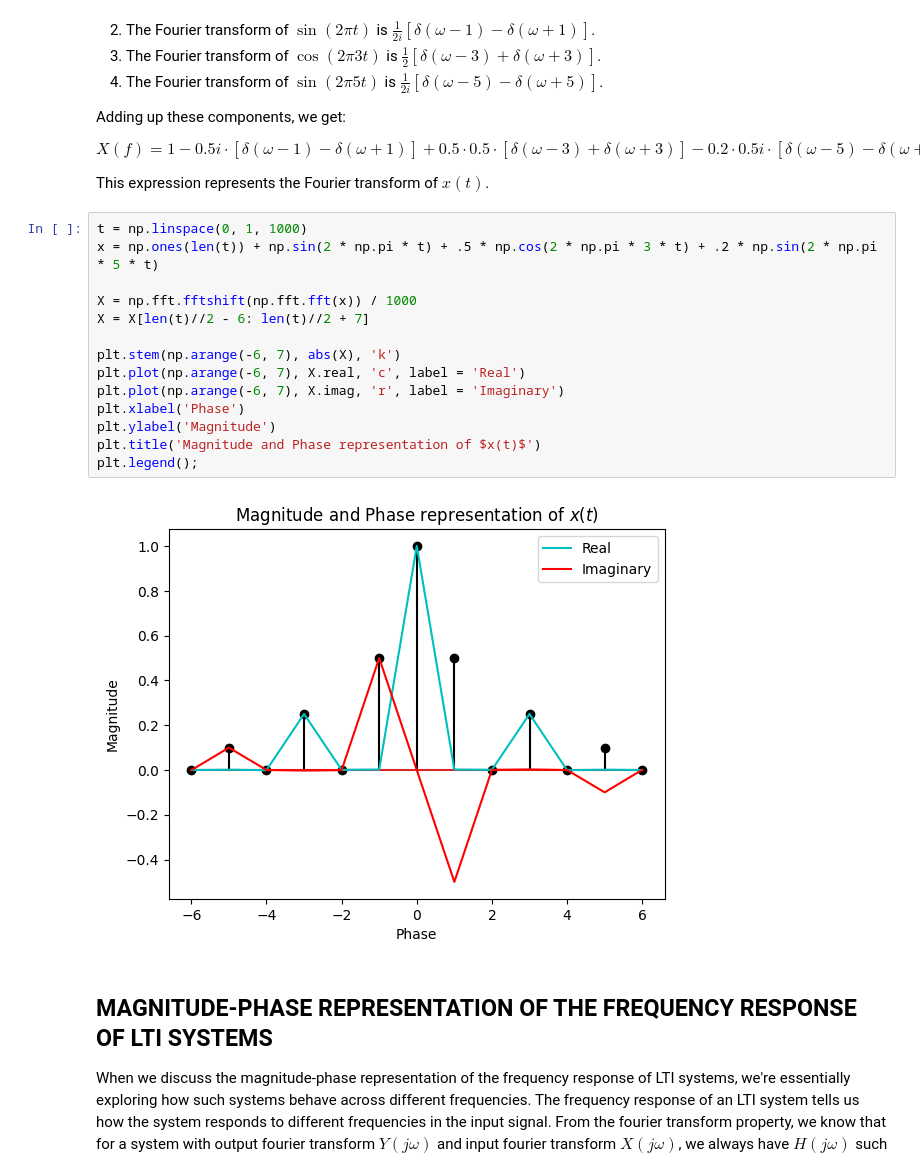
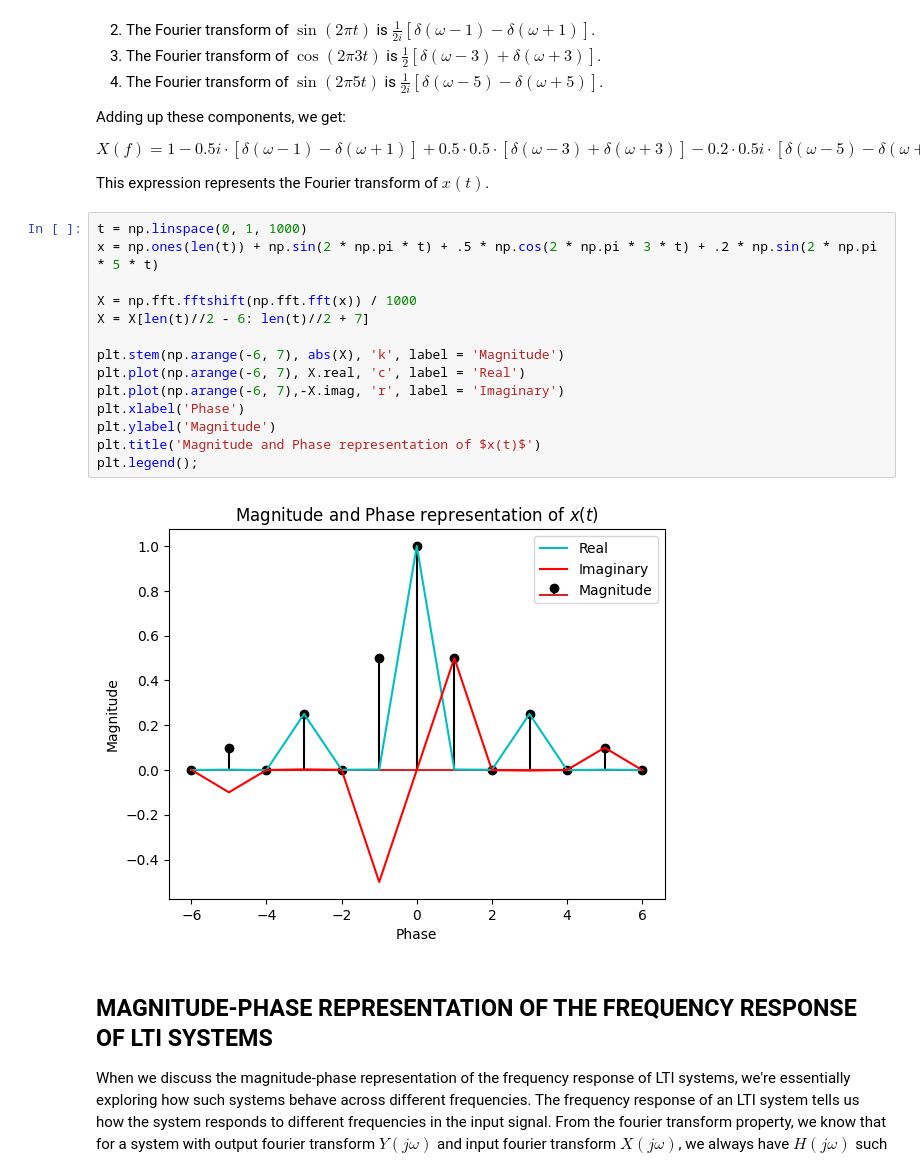
Before and after one commit to AdhTri001/iiserbCodeCollective, a Jupyter notebook: course_work/SnS_asg/groupProj/CodeDemonstrations.ipynb, the cells around one changed output. Saved outputs shown, nothing was run; the diff lists cells and outputs as text.

```diff
--- a/course_work/SnS_asg/CodeDemonstrations.ipynb
+++ b/course_work/SnS_asg/groupProj/CodeDemonstrations.ipynb
@@ -74,19 +74,19 @@ This expression represents the Fourier transform of $x(t)$.
 # %%
 t = np.linspace(0, 1, 1000)
 x = np.ones(len(t)) + np.sin(2 * np.pi * t) + .5 * np.cos(2 * np.pi * 3 * t) + .2 * np.sin(2 * np.pi * 5 * t)
 
 X = np.fft.fftshift(np.fft.fft(x)) / 1000
 X = X[len(t)//2 - 6: len(t)//2 + 7]
 
-plt.stem(np.arange(-6, 7), abs(X), 'k')
+plt.stem(np.arange(-6, 7), abs(X), 'k', label = 'Magnitude')
 plt.plot(np.arange(-6, 7), X.real, 'c', label = 'Real')
-plt.plot(np.arange(-6, 7), X.imag, 'r', label = 'Imaginary')
+plt.plot(np.arange(-6, 7),-X.imag, 'r', label = 'Imaginary')
 plt.xlabel('Phase')
 plt.ylabel('Magnitude')
 plt.title('Magnitude and Phase representation of $x(t)$')
 plt.legend();
 # %% [output]
-[figure, old version]
+[figure, new version]
 # %% [markdown]
 ## MAGNITUDE-PHASE REPRESENTATION OF THE FREQUENCY RESPONSE OF LTI SYSTEMS
 
```
Also changed, not shown: parts of 1 cell of this notebook, 27 other files.
